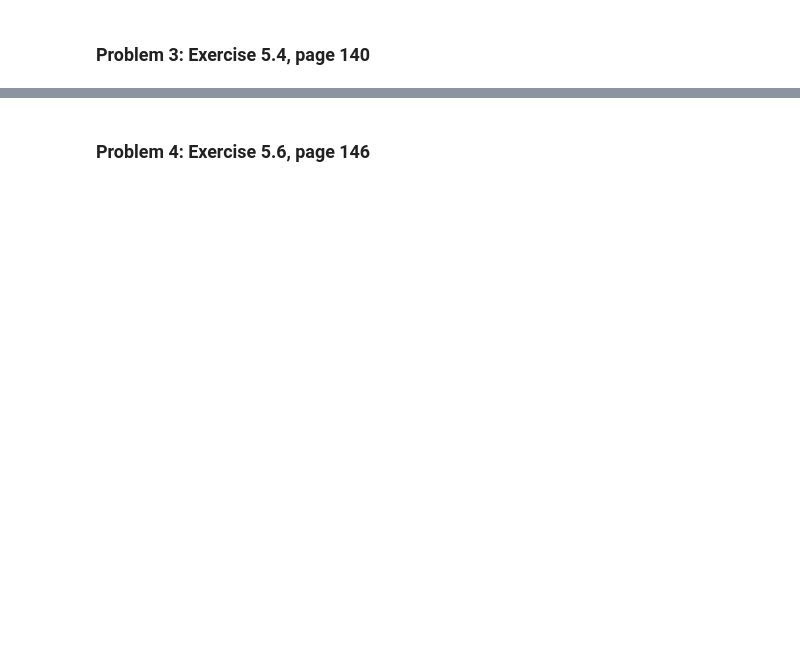
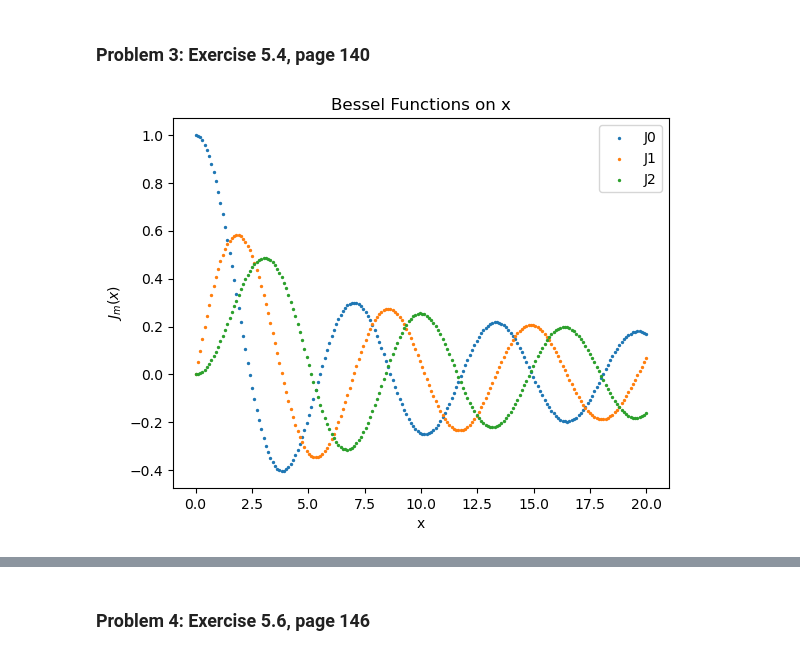
Before and after one commit to LDeGroot-Wooster/CompPhys26, a Jupyter notebook: General/Homework04_KristenTownsend.ipynb, the cells around one changed output, grey strips where cells are left out. Drawn from its saved outputs; the diff is of its cells as text; code cells hidden in the pictures; blank space fills up the shorter version.

```diff
--- a/General/Homework04_KristenTownsend.ipynb
+++ b/General/Homework04_KristenTownsend.ipynb
@@ -149,2 +163,65 @@ part b, ggraph E(x) as a function of x
 # %% [markdown]
 ### Problem 3: Exercise 5.4, page 140
+# %%
+# part a
+# function within the integral
+def j(theta, m,x):
+    return math.cos(m*theta - x*math.sin(theta))
+
+# function for the Bessel function
+def J(m,x,j):
+    # integrate from 0 to pi
+    # bounds
+    a = 0
+    b = math.pi
+    N = 1000
+
+    # calculate h - width of each step
+    h = (b-a)/N
+
+    # evaluate using simpson's rule
+    s = j(a,m,x) + j(b,m,x)
+    for k in range(1,N):
+        if k%2 == 1: # checking for odd
+            s+= 4*j(a+k*h,m,x)
+        else:
+            s += 2*j(a+k*h,m,x)
+    # multiply sum by h/3
+    I = h/3*s
+
+    # multiply by 1/pi once integral is done. Return as answer
+    return I * 1/math.pi
+
+# an array of x-values
+x_vals = np.linspace(0,20,200)
+
+# build arrays of the Bessel funcs J0, J1, and J2
+# array for J0
+J0_array = np.zeros(len(x_vals))
+for i in range(len(J0_array)):
+    J0_array[i] = J(0, x_vals[i], j) # m, x, j(function)
+
+# array for J1
+J1_array = np.zeros(len(x_vals))
+for i in range(len(J1_array)):
+    J1_array[i] = J(1, x_vals[i], j) # m, x, j(function)
+
+# array for J2
+J2_array = np.zeros(len(x_vals))
+for i in range(len(J2_array)):
+    J2_array[i] = J(2, x_vals[i], j) # m, x, j(function)
+
+# plot them
+plt.scatter(x_vals, J0_array, s=2, label="J0")
+plt.scatter(x_vals, J1_array, s=2, label="J1")
+plt.scatter(x_vals, J2_array, s=2, label="J2")
+
+# extra plot details
+plt.title("Bessel Functions on x")
+plt.ylabel("$J_m(x)$")
+plt.xlabel("x")
+plt.legend()
+
+plt.show()
+# %% [output]
+[figure, added]
```
Also changed, not shown: parts of 14 cells of this notebook, 2 other files.
